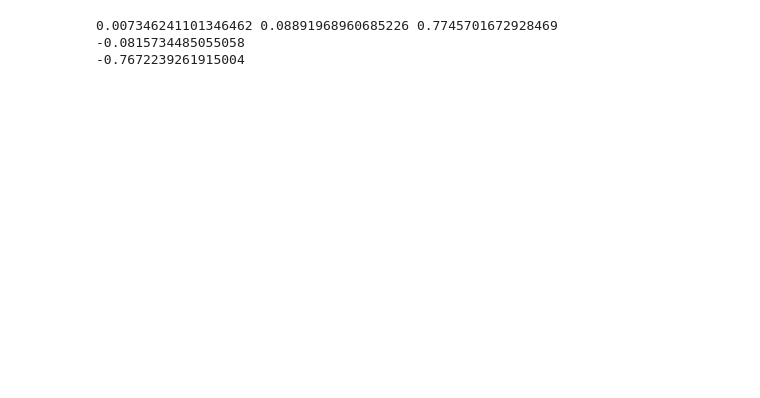
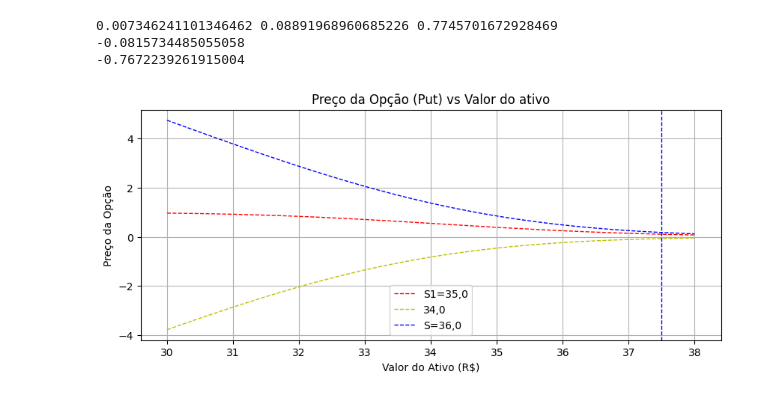
Before and after one commit to Felipe-Pinto/python_para_investimentos, a Jupyter notebook: Turbo.ipynb, the cells around one changed output. Drawn from its saved outputs; the diff is of its cells as text; code cells hidden in the pictures; blank space fills up the shorter version.

```diff
--- a/Turbo.ipynb
+++ b/Turbo.ipynb
@@ -72,3 +75,18 @@ print(P32S0-P32S2)
 0.007346241101346462 0.08891968960685226 0.7745701672928469
 -0.0815734485055058
 -0.7672239261915004
+# %%
+# Plot do gráfico
+plt.figure(figsize=(10, 4))
+plt.plot(S, price36-price34, label='S1=35,0', color='r', linestyle='dashed',linewidth=1)
+plt.plot(S, -price34, label='34,0', color='y', linestyle='dashed',linewidth=1)
+plt.plot(S, price36, label='S=36,0', color='b', linestyle='dashed',linewidth=1)
+plt.axvline(x=Kp,ymin=0,ymax=10.0, color='b', linestyle='dashed',linewidth=1)
+plt.xlabel('Valor do Ativo (R$)')
+plt.ylabel('Preço da Opção')
+plt.title(f'Preço da Opção ({option_type.capitalize()}) vs Valor do ativo')
+plt.legend()
+plt.grid(True)
+plt.show()
+# %% [output]
+[figure, added]
```
Also changed, not shown: parts of 3 cells of this notebook.
